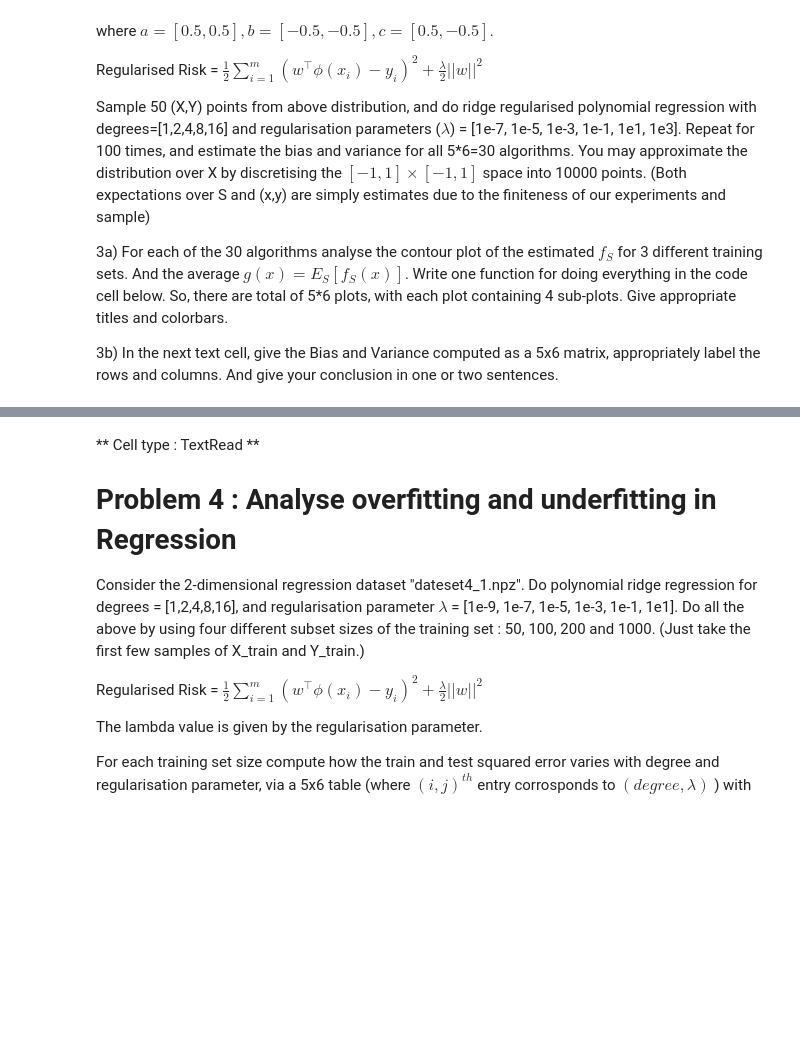
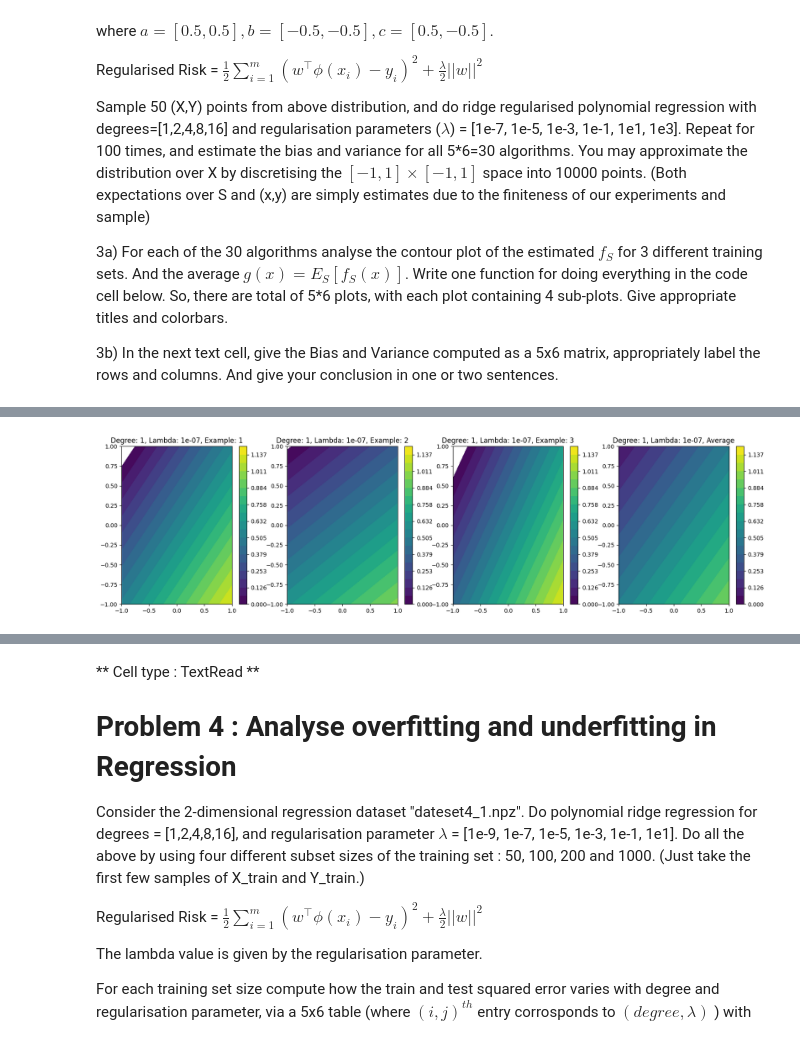
Before and after one commit to HemeshDJ/PRML, a Jupyter notebook: ProgAssmt1_student.ipynb, the cells around one changed output, grey strips where cells are left out. Cells and saved outputs as stored; diff of their text form; code cells hidden in the pictures; blank space fills up the shorter version.

```diff
--- a/ProgAssmt1_student.ipynb
+++ b/ProgAssmt1_student.ipynb
@@ -338,6 +496,19 @@ Sample 50 (X,Y) points from above distribution, and do ridge regularised polynom
 3b) In the next text cell, give the Bias and Variance computed as a 5x6 matrix, appropriately label the rows and columns. And give your conclusion in one or two sentences.
 # %%
 # Cell type : CodeWrite
+
+def create_polynomial_features(X, degree):
+    """ Create polynomial features of degree d from X.
+
+    Arguments:
+    X : numpy array of shape (n,d)
+    degree : integer
+
+    Returns:
+    X_poly : numpy array of shape (n, d*(d+1)/2)
+    """
+    X_poly = np.array([np.array([x[0] ** i * x[1] ** j for i in range(degree + 1) for j in range(degree + 1) if i + j <= degree]) for x in X])
+    return X_poly
 
 def polynomial_regression_ridge_pred(X_test, wt_vector, degree=1):
     """ Give the value of the learned polynomial function, on test data.
@@ -355,7 +526,9 @@ def polynomial_regression_ridge_pred(X_test, wt_vector, degree=1):
     Y_test_pred : numpy array of shape (n,)
 
     """
-
+    X_poly = create_polynomial_features(X_test, degree)
+    Y_test_pred = np.dot(X_poly, wt_vector)
+    return Y_test_pred
 
 
 
@@ -364,13 +537,20 @@ def visualise_polynomial_2d(wt_vector, degree, title=""):
     Give a contour plot over the 2d-data domain for the learned polynomial given by the weight vector wt_vector.
 
     """
-    X,Y = np.meshgrid(np.linspace(-1,1,100), np.linspace(-1,1,100))
+    # Create a grid of points
+    x1 = np.linspace(-1, 1, 100)
+    x2 = np.linspace(-1, 1, 100)
+    x1, x2 = np.meshgrid(x1, x2)
+    X_test = np.array([x1, x2]).reshape(2, -1).T
+    Y_test = np.exp(-4 * np.linalg.norm(X_test - np.array([0.5, 0.5]), axis=1) ** 2) + np.exp(-4 * np.linalg.norm(X_test - np.array([-0.5, -0.5]), axis=1) ** 2) + np.exp(-4 * np.linalg.norm(X_test - np.array([0.5, -0.5]), axis=1) ** 2)
 
-    # Get Z using other functions
+    # Compute the polynomial function value
+    Y_test_pred = polynomial_regression_ridge_pred(X_test, wt_vector, degree)
 
-    plt.contourf(X,Y,Z,levels=np.linspace(0.,1.2 , 20))
+    # Plot the contour plot
+    plt.contourf(x1, x2, Y_test_pred.reshape(100, 100), levels=np.linspace(0,1.2,20))
+    plt.colorbar()
     plt.title(title)
-    plt.colorbar()
 
 def polynomial_regression_ridge_train(X_train, Y_train, degree=1, reg_param=0.01):
     """ Give best polynomial fitting data, based on empirical squared error minimisation.
@@ -385,6 +565,13 @@ def polynomial_regression_ridge_train(X_train, Y_train, degree=1, reg_param=0.01
     w : numpy array of shape (d',) with appropriate d'
 
     """
+    # Create the feature matrix
+    X_train_poly = create_polynomial_features(X_train, degree)
+
+    # Compute the weight vector
+    w = np.linalg.inv(X_train_poly.T @ X_train_poly + reg_param * np.eye(X_train_poly.shape[1])) @ X_train_poly.T @ Y_train
+
+    return w
 
 
 
@@ -406,10 +593,57 @@ def compute_BV_error_sample_plot(degree, reg_param, num_training_samples=50):
     All contourplots are to be drawn with levels=np.linspace(0,1.2,20)
 
     Also return bias, variance, mean squared error. """
+    # Initialize
+    runs = 100
+    plt.figure(figsize=(20, 5))
 
+    # Create a grid of points
+    x1 = np.linspace(-1, 1, 100)
+    x2 = np.linspace(-1, 1, 100)
+    x1, x2 = np.meshgrid(x1, x2)
+    x_train = np.array([x1, x2]).reshape(2, -1).T
+    y_train = np.exp(-4 * np.linalg.norm(x_train - np.array([0.5, 0.5]), axis=1) ** 2) + np.exp(-4 * np.linalg.norm(x_train - np.array([-0.5, -0.5]), axis=1) ** 2) + np.exp(-4 * np.linalg.norm(x_train - np.array([0.5, -0.5]), axis=1) ** 2)
 
-for degree in [1,2,4,8,16]:
-    for reg_param in [1e-7, 1e-5, 1e-3, 1e-1, 1e1, 1e3]:
+    # Run the experiment 100 times
+    wt_vector = np.zeros((runs, (degree + 1) * (degree + 2) // 2))
+    y_train_pred = np.zeros((runs, 10000))
+    for i in range(runs):
+        # Choose random samples for training
+        X_train = np.random.uniform(-1, 1, (num_training_samples, 2))
+        Y_train = np.exp(-4 * np.linalg.norm(X_train - np.array([0.5, 0.5]), axis=1) ** 2) + np.exp(-4 * np.linalg.norm(X_train - np.array([-0.5, -0.5]), axis=1) ** 2) + np.exp(-4 * np.linalg.norm(X_train - np.array([0.5, -0.5]), axis=1) ** 2)
+
+        # Fit the polynomial
+        wt_vector[i] = polynomial_regression_ridge_train(X_train, Y_train, degree, reg_param)
+
+        # Compute the prediction on the train data
+        y_train_pred[i] = polynomial_regression_ridge_pred(x_train, wt_vector[i], degree)
+
+        if i < 3:
+            plt.subplot(1, 4, i + 1)
+            # Visualise the learned function
+            visualise_polynomial_2d(wt_vector[i], degree, title="Degree: {}, Lambda: {}, Example: {}".format(degree, reg_param, i+1))
+
+    # Compute the average function
+    wt_avg = np.mean(wt_vector, axis=0)
+    plt.subplot(1, 4, 4)
+    visualise_polynomial_2d(wt_avg, degree, title="Degree: {}, Lambda: {}, Average".format(degree, reg_param))
+
+    plt.show()
+
+    y_avg_pred = polynomial_regression_ridge_pred(x_train, wt_avg, degree)
+
+    # Compute the bias, variance and mean squared error
+    bias_sq = np.mean((y_train - y_avg_pred) ** 2)
+    variance = np.mean(np.mean((y_train_pred - y_avg_pred) ** 2, axis=0))
+    mean_squared_error = bias_sq + variance
+
+    return np.sqrt(bias_sq), variance, mean_squared_error
+
+bias = [[0]*6]*5
+var = [[0]*6]*5
+mse = [[0]*6]*5
+for i,degree in enumerate([1,2,4,8,16]):
+    for j,reg_param in enumerate([1e-7, 1e-5, 1e-3, 1e-1, 1e1, 1e3]):
         plt.figure()
         b,v,e = compute_BV_error_sample_plot(degree, reg_param)
 
@@ -418,3 +652,8 @@ for degree in [1,2,4,8,16]:
         print('Bias = '+str(b))
         print('Variance = '+str(v))
         print('MSE = '+str(e))
+
+        bias[i][j] = b
+        var[i][j] = v
+        mse[i][j] = e
+# %% [output]
@@ -420,0 +661 @@ for degree in [1,2,4,8,16]:
+[figure, added]
```
Also changed, not shown: parts of 17 cells of this notebook.
